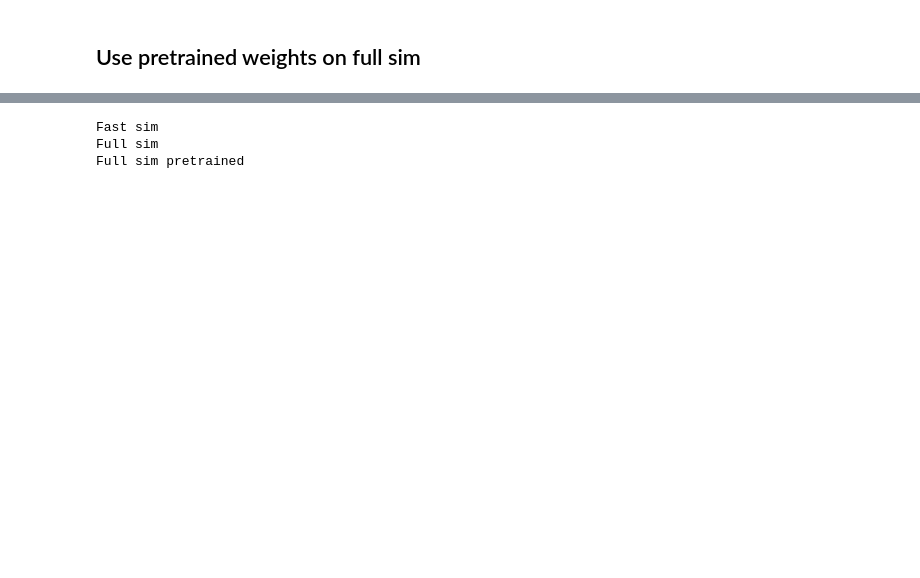
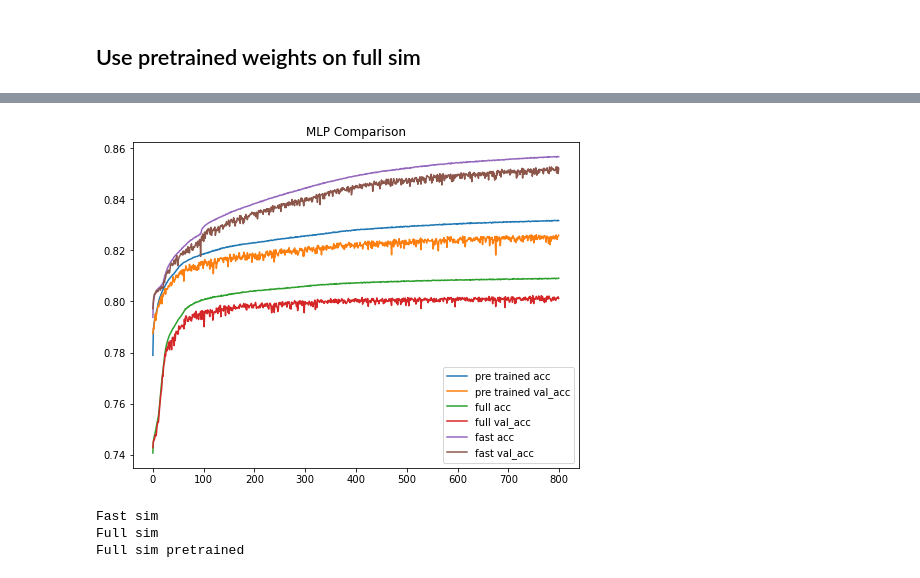
Before and after one commit to evilpegasus/transfer-learning, a Jupyter notebook: fully_connected.ipynb, the cells around one changed output, grey strips where cells are left out. Drawn from its saved outputs; the diff is of its cells as text; code cells hidden in the pictures; blank space fills up the shorter version.

```diff
--- a/fully_connected.ipynb
+++ b/fully_connected.ipynb
@@ -198,14 +200,17 @@ NameError: name 'plt' is not defined
 # %%
+plt.figure(figsize=(8,6))
 plt.plot(history_pretrained.history["accuracy"], label="pre trained acc")
 plt.plot(history_pretrained.history["val_accuracy"], label="pre trained val_acc")
 
 plt.plot(history_full.history["accuracy"], label="full acc")
 plt.plot(history_full.history["val_accuracy"], label="full val_acc")
 
 plt.plot(history.history["accuracy"], label="fast acc")
 plt.plot(history.history["val_accuracy"], label="fast val_acc")
 plt.title("MLP Comparison")
 plt.legend();
+# %% [output]
+[figure, added]
 # %%
 # TODO
 # pre train on full sim 4 mill - then take the next 4 mill train/validation
```
Also changed, not shown: parts of 7 cells of this notebook, 2 other files.
